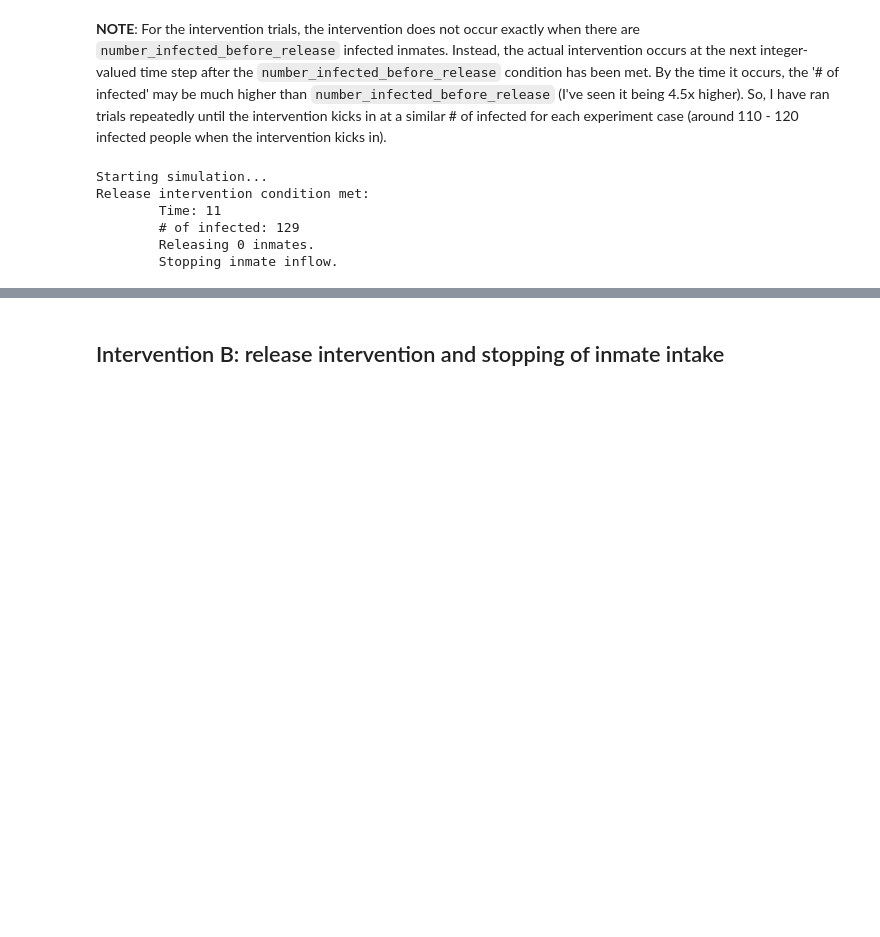
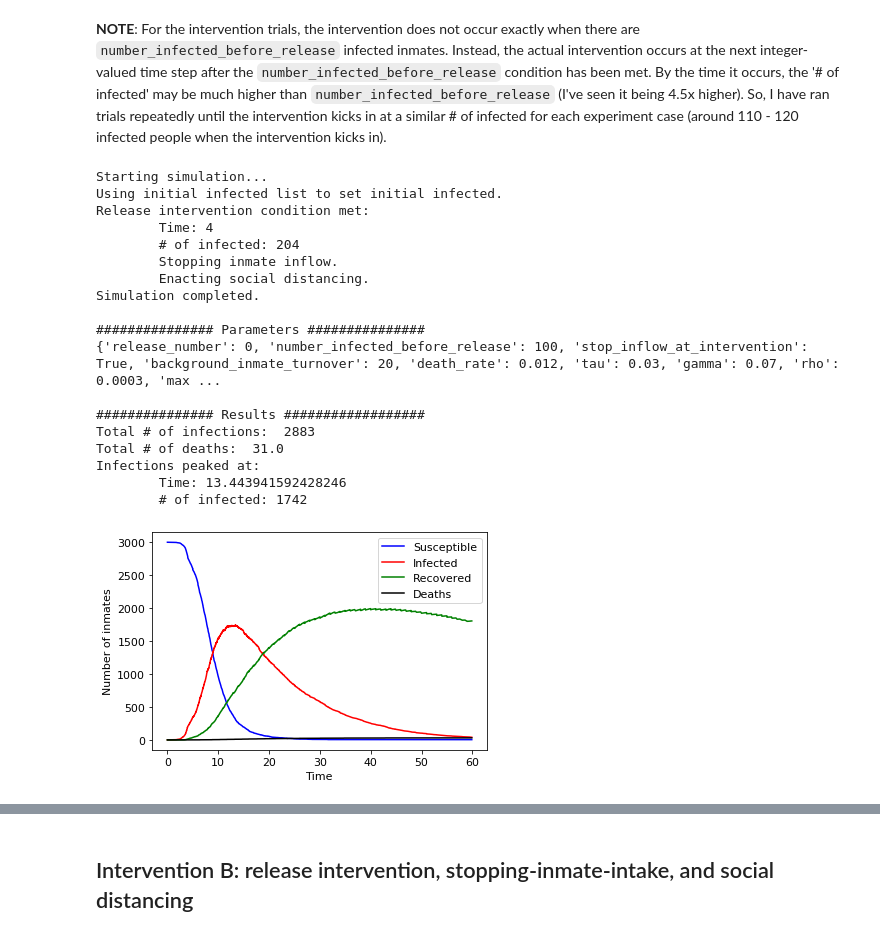
Before and after one commit to bwolfson97/UCLA-Networks-Final-Project, a Jupyter notebook: experiments.ipynb, the cells around one changed output, grey strips where cells are left out. Saved outputs shown, nothing was run; the diff lists cells and outputs as text; code cells hidden in the pictures; blank space fills up the shorter version.

```diff
--- a/experiments.ipynb
+++ b/experiments.ipynb
@@ -120,20 +130,33 @@ Wall time: 7.44 s
 # %%
 %%time
 t, S, I, R, D = (end_to_end(release_number=0,
                             number_infected_before_release=100,
                             stop_inflow_at_intervention=True,
-                            tau=0.03,
-                            gamma=0.07,
-                            max_time=60,
                             social_distance=True,
-                            social_distance_tau=0.03,
+                            background_inmate_turnover=background_inmate_turnover,
+                            death_rate=death_rate,
+                            tau=tau,
+                            gamma=gamma,
+                            max_time=max_time,
                             custom_graph=G,
-                            constant_initial_infected=True,
-                            initial_infected_list=[0]))
+                            initial_infected_list=initial_infected_list))
 # %% [output]
 Starting simulation...
+Using initial infected list to set initial infected.
 Release intervention condition met:
-        Time: 11
-        # of infected: 129
-        Releasing 0 inmates.
+        Time: 4
+        # of infected: 204
         Stopping inmate inflow.
+        Enacting social distancing.
+Simulation completed.
+
+############### Parameters ###############
+{'release_number': 0, 'number_infected_before_release': 100, 'stop_inflow_at_intervention': True, 'background_inmate_turnover': 20, 'death_rate': 0.012, 'tau': 0.03, 'gamma': 0.07, 'rho': 0.0003, 'max ...
+
+############### Results ##################
+Total # of infections:  2883
+Total # of deaths:  31.0
+Infections peaked at:
+        Time: 13.443941592428246
+        # of infected: 1742
+[figure, added]
@@ -141,2 +164,2 @@ Exception: All inmates died or got released from prison :( Try turning down max_
 # %% [markdown]
-## Intervention B: release intervention and stopping of inmate intake
+## Intervention B: release intervention, stopping-inmate-intake, and social distancing
```
Also changed, not shown: parts of 5 cells of this notebook.
